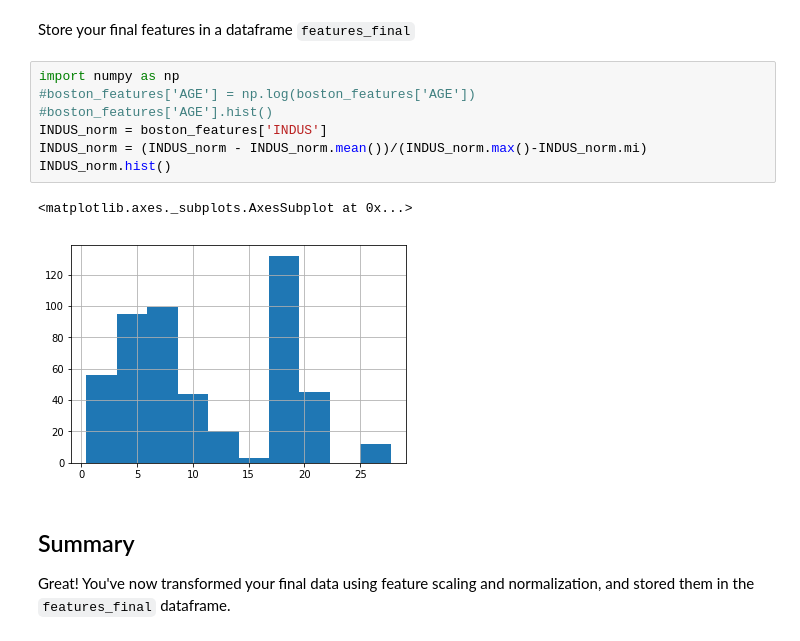
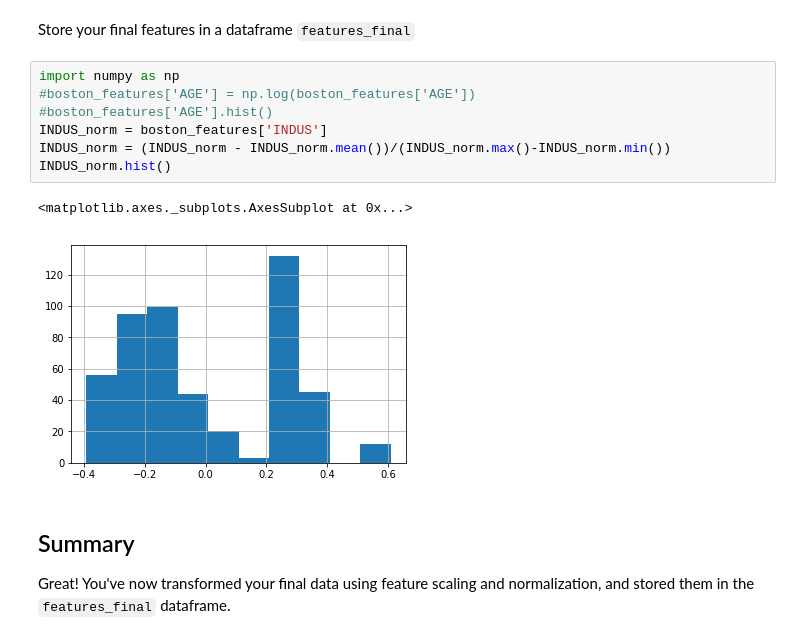
Before and after one commit to max-miller/dsc-feature-scaling-and-normalization-lab-nyc-ds-career-042219, a Jupyter notebook: index.ipynb, the cells around one changed output. Cells and saved outputs as stored; diff of their text form.

```diff
--- a/index.ipynb
+++ b/index.ipynb
@@ -69,13 +69,13 @@ Store your final features in a dataframe `features_final`
 # %%
 import numpy as np
 #boston_features['AGE'] = np.log(boston_features['AGE'])
 #boston_features['AGE'].hist()
 INDUS_norm = boston_features['INDUS']
-INDUS_norm = (INDUS_norm - INDUS_norm.mean())/(INDUS_norm.max()-INDUS_norm.mi)
+INDUS_norm = (INDUS_norm - INDUS_norm.mean())/(INDUS_norm.max()-INDUS_norm.min())
 INDUS_norm.hist()
 # %% [output]
 <matplotlib.axes._subplots.AxesSubplot at 0x...>
-[figure, old version]
+[figure, new version]
 # %% [markdown]
 ## Summary
 Great! You've now transformed your final data using feature scaling and normalization, and stored them in the `features_final` dataframe.
```
